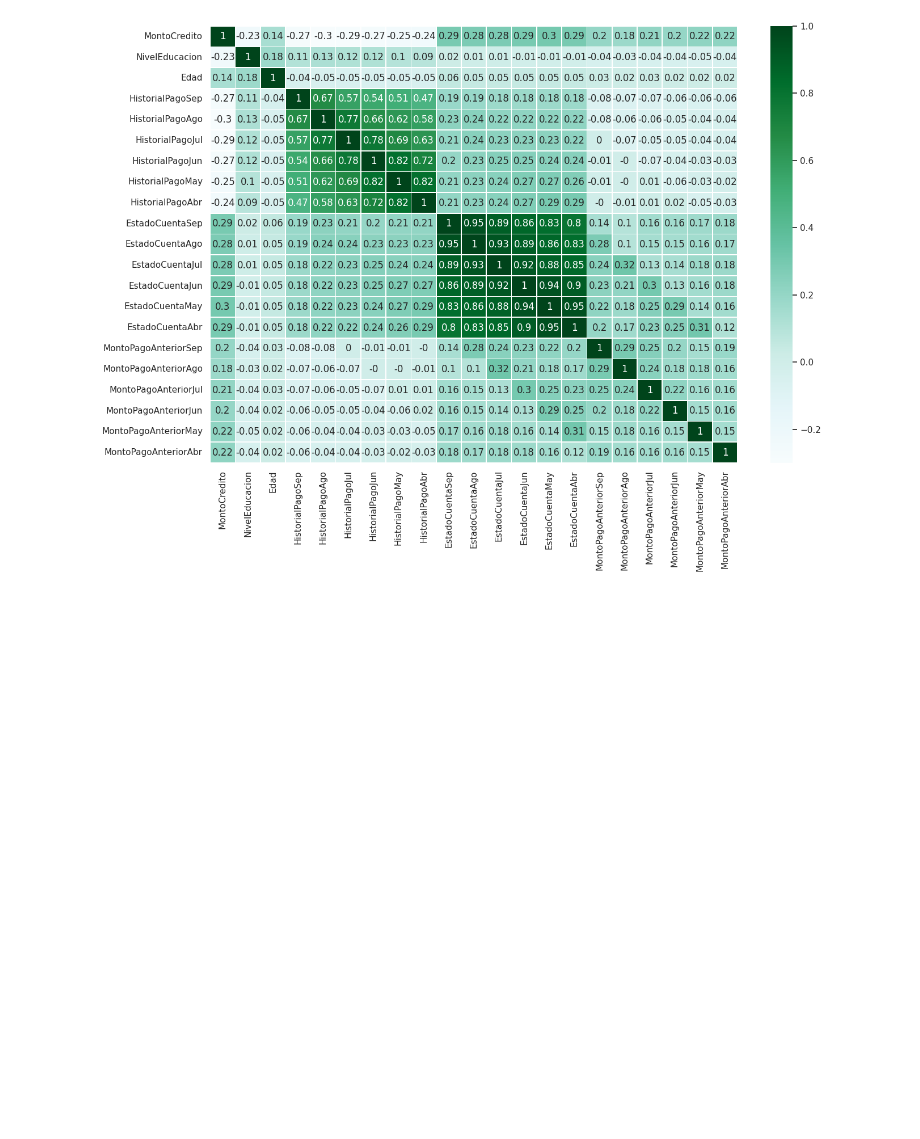
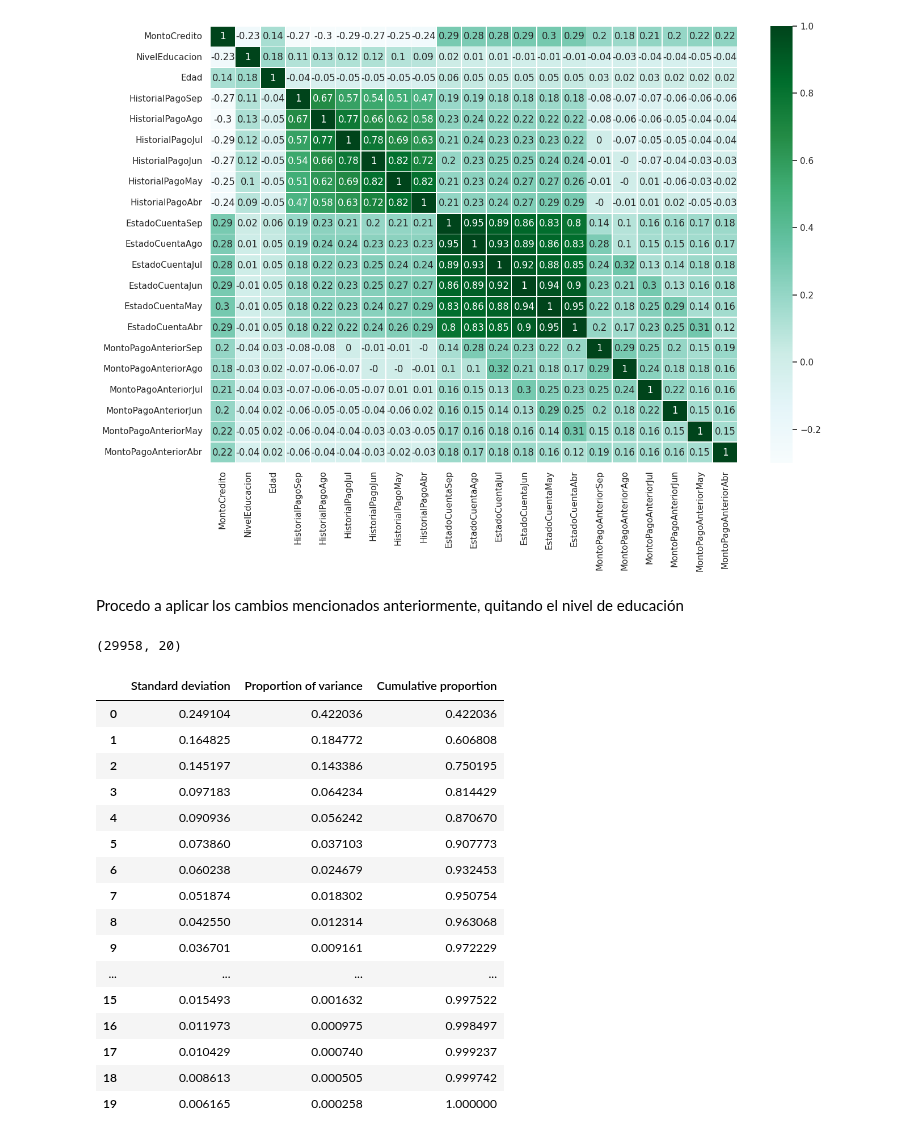
Before and after one commit to PosgradoMNA/actividades-de-aprendizaje-A01793108, a Jupyter notebook: Semana6_visualizacion.ipynb, the cells around one changed output. Drawn from its saved outputs; the diff is of its cells as text; code cells hidden in the pictures; blank space fills up the shorter version.

```diff
--- a/Semana6_visualizacion.ipynb
+++ b/Semana6_visualizacion.ipynb
@@ -474,3 +486,5 @@ sns.heatmap(data_Reducion.corr(method='pearson').round(2), annot = True, linewid
 # %% [output]
 <matplotlib.axes._subplots.AxesSubplot at 0x...>
 [figure]
+# %% [markdown]
+Procedo a aplicar los cambios mencionados anteriormente, quitando el nivel de educación
@@ -476,0 +493,34 @@ sns.heatmap(data_Reducion.corr(method='pearson').round(2), annot = True, linewid
+# %%
+scaler = MinMaxScaler().fit(data_Reducion)
+data_Scaler = scaler.fit_transform(data_Reducion)
+data_Scaler.shape
+# %% [output]
+(29958, 20)
+# %%
+pcs = PCA(n_components = 20)
+pcs.fit(data_Scaler)
+
+pcsSummary = pd.DataFrame({'Standard deviation': np.sqrt(pcs.explained_variance_),
+                          'Proportion of variance': pcs.explained_variance_ratio_,
+                          'Cumulative proportion': np.cumsum(pcs.explained_variance_ratio_)#column
+                          }
+                          )
+pcsSummary
+# %% [output]
+|  | Standard deviation | Proportion of variance | Cumulative proportion |
+| 0 | 0.249104 | 0.422036 | 0.422036 |
+| 1 | 0.164825 | 0.184772 | 0.606808 |
+| 2 | 0.145197 | 0.143386 | 0.750195 |
+| 3 | 0.097183 | 0.064234 | 0.814429 |
+| 4 | 0.090936 | 0.056242 | 0.870670 |
+| 5 | 0.073860 | 0.037103 | 0.907773 |
+| 6 | 0.060238 | 0.024679 | 0.932453 |
+| 7 | 0.051874 | 0.018302 | 0.950754 |
+| 8 | 0.042550 | 0.012314 | 0.963068 |
+| 9 | 0.036701 | 0.009161 | 0.972229 |
+| ... | ... | ... | ... |
+| 15 | 0.015493 | 0.001632 | 0.997522 |
+| 16 | 0.011973 | 0.000975 | 0.998497 |
+| 17 | 0.010429 | 0.000740 | 0.999237 |
+| 18 | 0.008613 | 0.000505 | 0.999742 |
+| 19 | 0.006165 | 0.000258 | 1.000000 |
```
Also changed, not shown: parts of 9 cells of this notebook.
